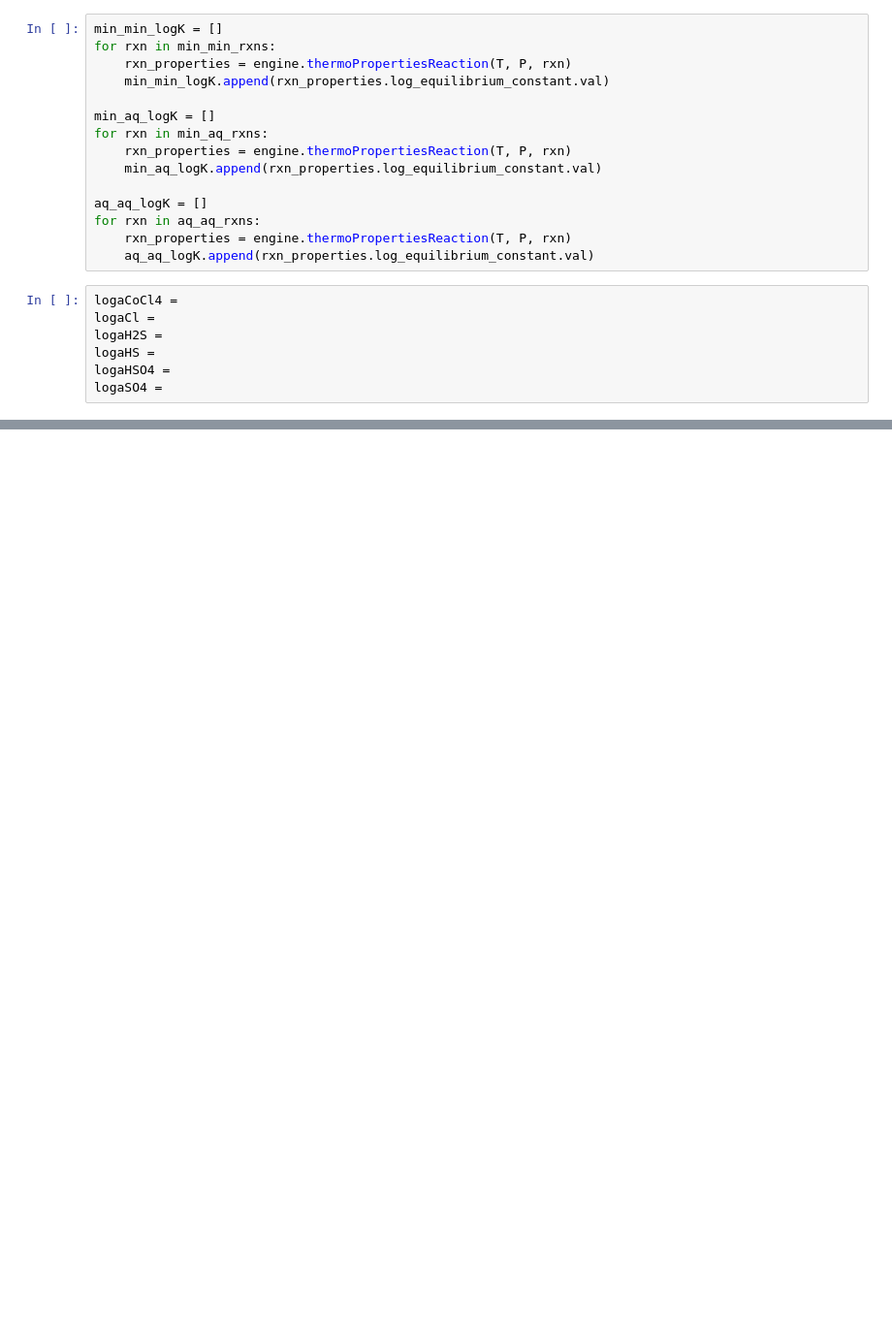
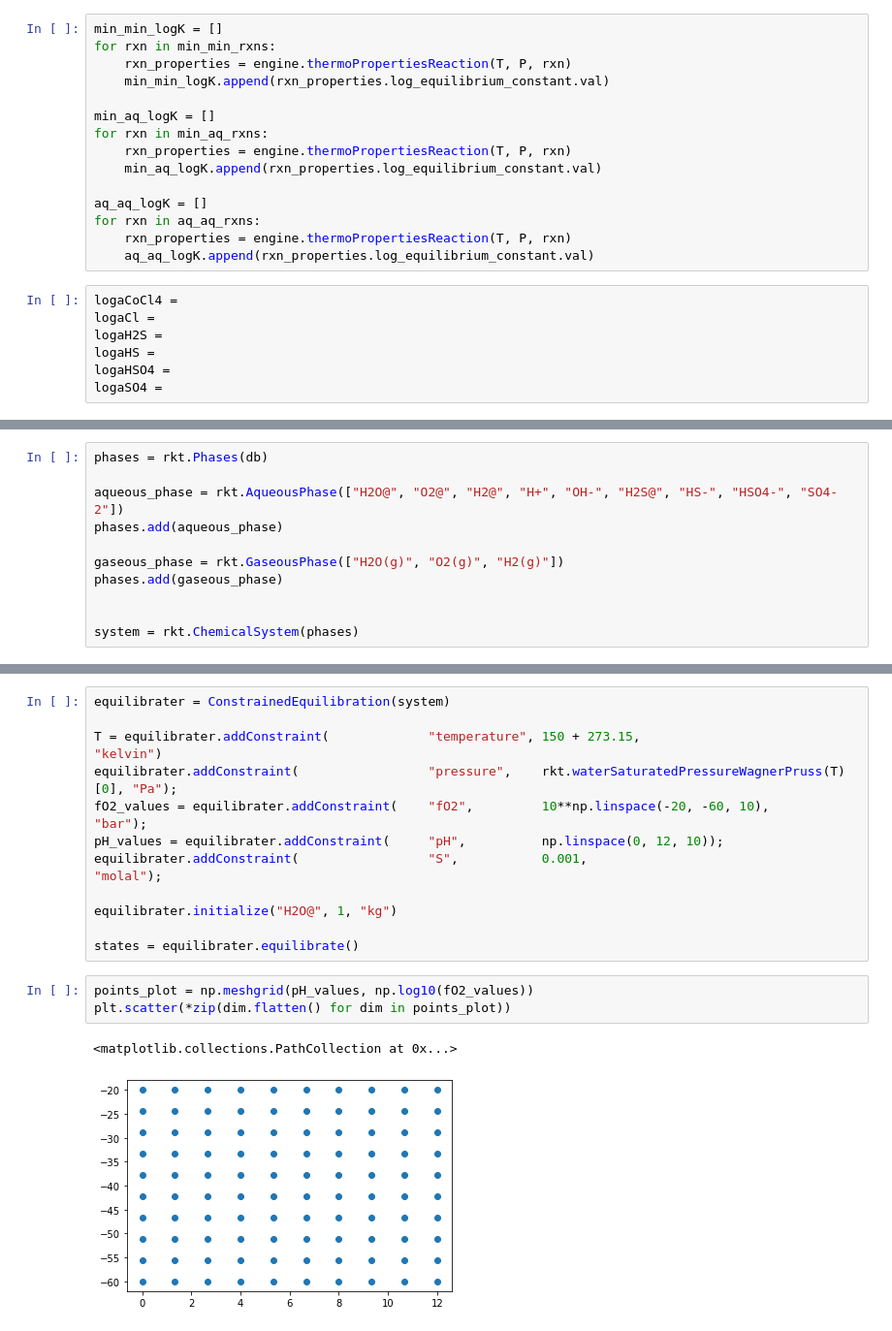
Before and after one commit to cardinalgeo/sed-hosted-Cu-Co-deposit-thermodynamic-modelling, a Jupyter notebook: notebooks/Co-S-Cl-Na-H-O_phase_diagrams.ipynb, the cells around one changed output, grey strips where cells are left out. Shown at 97% size. Saved outputs shown, nothing was run; the diff lists cells and outputs as text; blank space fills up the shorter version.

Commit message:
ConstrainedEquilibration + helper function and class, to facilitate equilibration calculation given many sets of conditions

```diff
--- a/notebooks/Co-S-Cl-Na-H-O_phase_diagrams.ipynb
+++ b/notebooks/Co-S-Cl-Na-H-O_phase_diagrams.ipynb
@@ -182,0 +192,11 @@ logaO2.append(-1/2*aq_aq_logK[3] + 1/2*logaH)
+# %%
+phases = rkt.Phases(db)
+
+aqueous_phase = rkt.AqueousPhase(["H2O@", "O2@", "H2@", "H+", "OH-", "H2S@", "HS-", "HSO4-", "SO4-2"])
+phases.add(aqueous_phase)
+
+gaseous_phase = rkt.GaseousPhase(["H2O(g)", "O2(g)", "H2(g)"])
+phases.add(gaseous_phase)
+
+
+system = rkt.ChemicalSystem(phases)
@@ -182,0 +311,18 @@ logaO2.append(-1/2*aq_aq_logK[3] + 1/2*logaH)
+# %%
+equilibrater = ConstrainedEquilibration(system)
+
+T = equilibrater.addConstraint(             "temperature", 150 + 273.15,                                "kelvin")
+equilibrater.addConstraint(                 "pressure",    rkt.waterSaturatedPressureWagnerPruss(T)[0], "Pa");
+fO2_values = equilibrater.addConstraint(    "fO2",         10**np.linspace(-20, -60, 10),               "bar");
+pH_values = equilibrater.addConstraint(     "pH",          np.linspace(0, 12, 10));
+equilibrater.addConstraint(                 "S",           0.001,                                       "molal");
+
+equilibrater.initialize("H2O@", 1, "kg")
+
+states = equilibrater.equilibrate()
+# %%
+points_plot = np.meshgrid(pH_values, np.log10(fO2_values))
+plt.scatter(*zip(dim.flatten() for dim in points_plot))
+# %% [output]
+<matplotlib.collections.PathCollection at 0x...>
+[figure, added]
```
Also changed, not shown: parts of 13 cells of this notebook, 3 other files.
